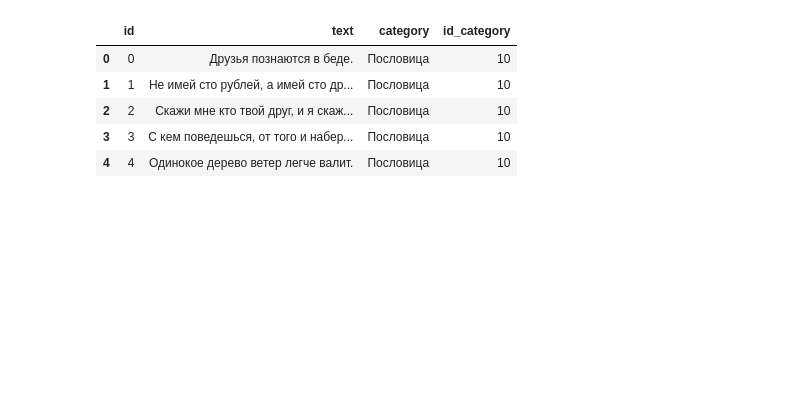
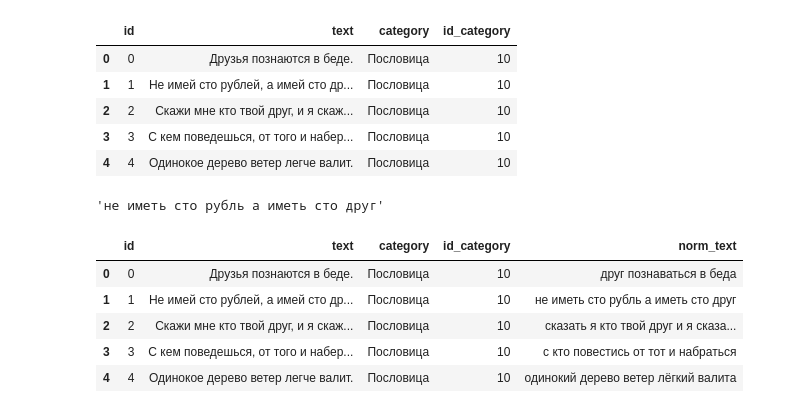
Before and after one commit to polinakochneva1/me_labs_house, a Jupyter notebook: георгий_4_clf_text.ipynb, the cells around one changed output. Drawn from its saved outputs; the diff is of its cells as text; code cells hidden in the pictures; blank space fills up the shorter version.

```diff
--- a/георгий_4_clf_text.ipynb
+++ b/георгий_4_clf_text.ipynb
@@ -32,0 +69,4 @@ df.head()
+# %%
+norm_text[1]#результат
+# %% [output]
+'не иметь сто рубль а иметь сто друг'
@@ -32,0 +75,10 @@ df.head()
+# %%
+df.drop_duplicates(keep='first',inplace=True)
+df.head()
+# %% [output]
+|  | id | text | category | id_category | norm_text |
+| 0 | 0 | Друзья познаются в беде. | Пословица | 10 | друг познаваться в беда |
+| 1 | 1 | Не имей сто рублей, а имей сто др... | Пословица | 10 | не иметь сто рубль а иметь сто друг |
+| 2 | 2 | Скажи мне кто твой друг, и я скаж... | Пословица | 10 | сказать я кто твой друг и я сказа... |
+| 3 | 3 | С кем поведешься, от того и набер... | Пословица | 10 | с кто повестись от тот и набраться |
+| 4 | 4 | Одинокое дерево ветер легче валит. | Пословица | 10 | одинокий дерево ветер лёгкий валита |
```
Also changed, not shown: parts of 5 cells of this notebook.
